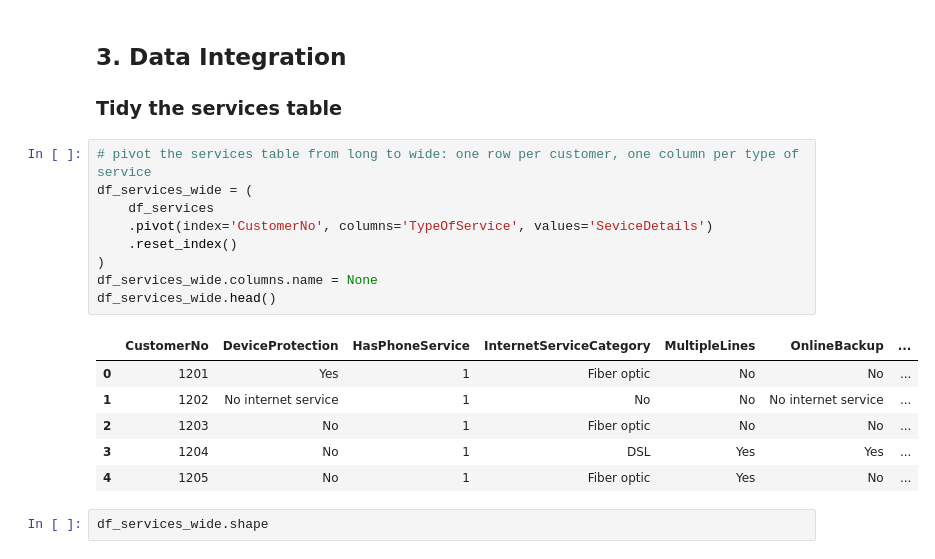
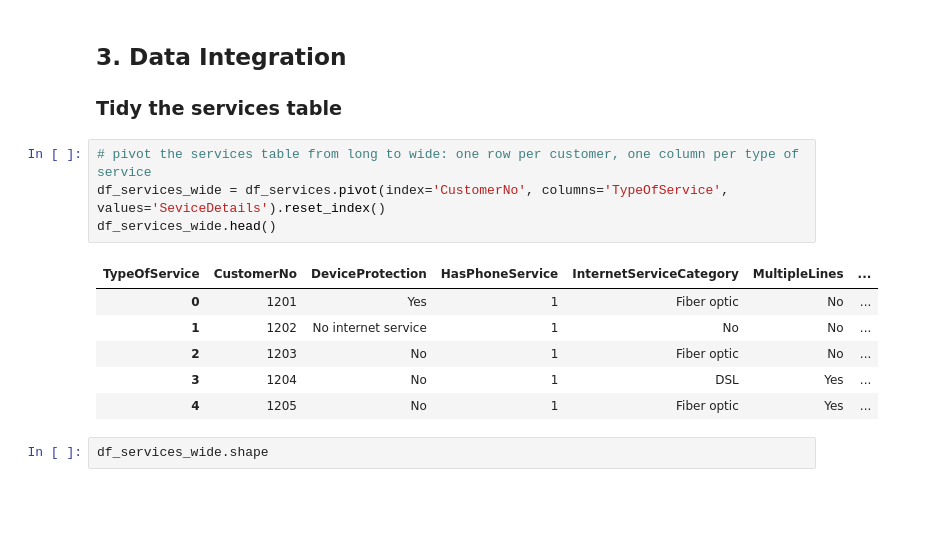
Before and after one commit to samnocera05-ui/mis433, a Jupyter notebook: churn_prediction.ipynb, the cells around one changed output. Cells and saved outputs as stored; diff of their text form; blank space fills up the shorter version.

```diff
--- a/churn_prediction.ipynb
+++ b/churn_prediction.ipynb
@@ -322,20 +325,15 @@ The services table is not tidy: each customer has 9 rows, and the variable names
 ### Tidy the services table
 # %%
 # pivot the services table from long to wide: one row per customer, one column per type of service
-df_services_wide = (
-    df_services
-    .pivot(index='CustomerNo', columns='TypeOfService', values='SeviceDetails')
-    .reset_index()
-)
-df_services_wide.columns.name = None
+df_services_wide = df_services.pivot(index='CustomerNo', columns='TypeOfService', values='SeviceDetails').reset_index()
 df_services_wide.head()
 # %% [output]
-|  | CustomerNo | DeviceProtection | HasPhoneService | InternetServiceCategory | MultipleLines | OnlineBackup | ... |
-| 0 | 1201 | Yes | 1 | Fiber optic | No | No | ... |
-| 1 | 1202 | No internet service | 1 | No | No | No internet service | ... |
-| 2 | 1203 | No | 1 | Fiber optic | No | No | ... |
-| 3 | 1204 | No | 1 | DSL | Yes | Yes | ... |
-| 4 | 1205 | No | 1 | Fiber optic | Yes | No | ... |
+| TypeOfService | CustomerNo | DeviceProtection | HasPhoneService | InternetServiceCategory | MultipleLines | ... |
+| 0 | 1201 | Yes | 1 | Fiber optic | No | ... |
+| 1 | 1202 | No internet service | 1 | No | No | ... |
+| 2 | 1203 | No | 1 | Fiber optic | No | ... |
+| 3 | 1204 | No | 1 | DSL | Yes | ... |
+| 4 | 1205 | No | 1 | Fiber optic | Yes | ... |
 # %%
 df_services_wide.shape
 # %% [output]
```
Also changed, not shown: parts of 115 cells of this notebook.
